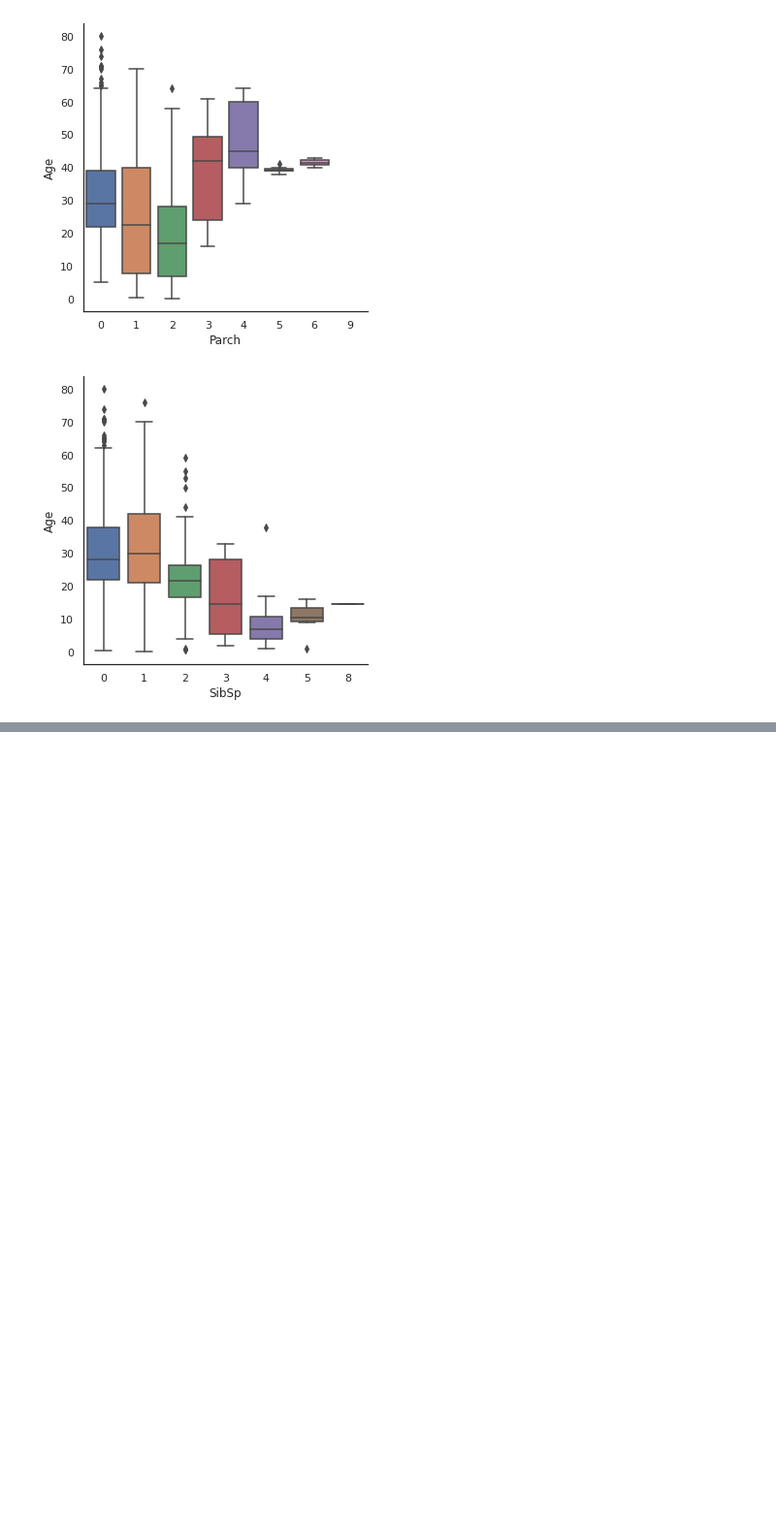
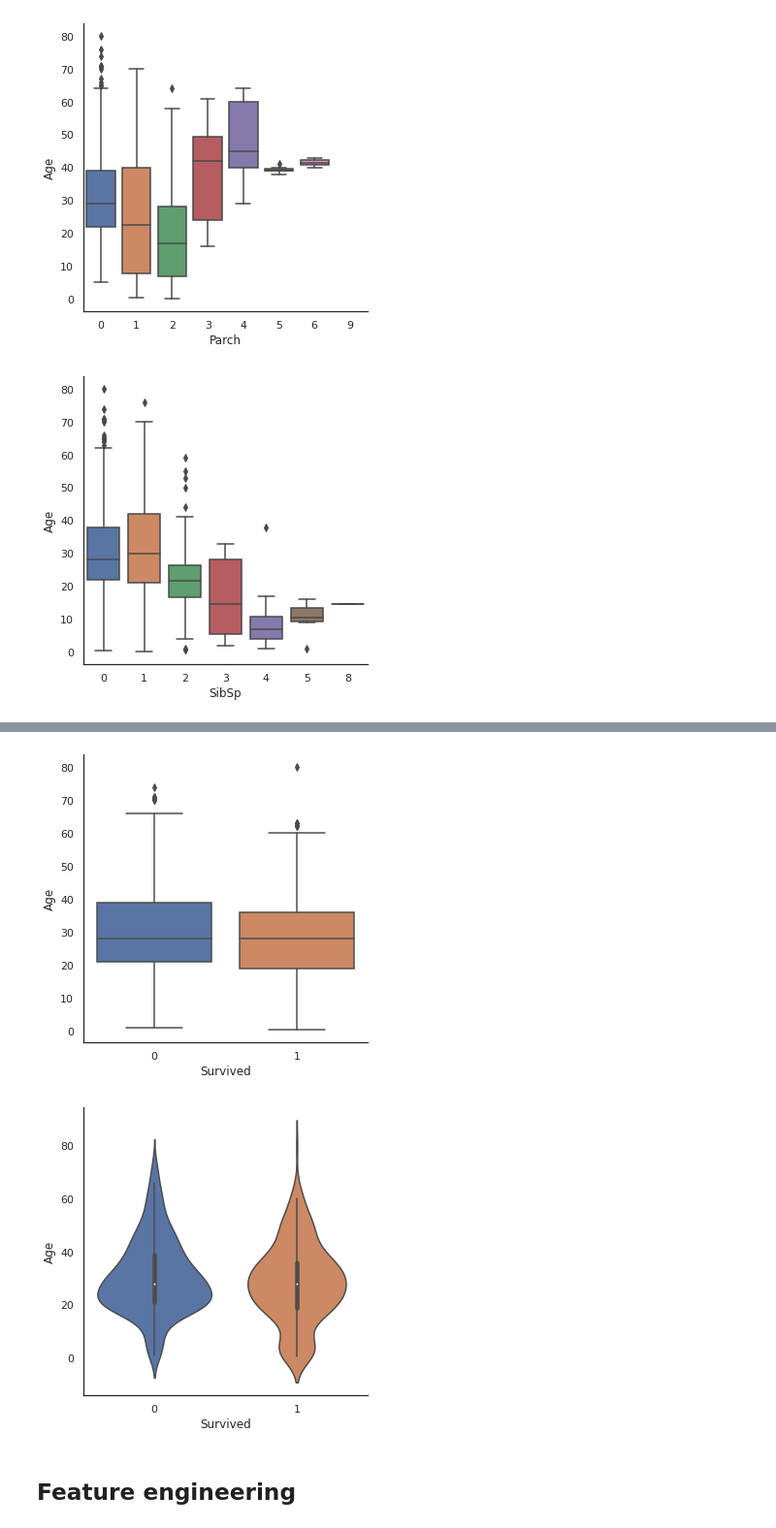
Before and after one commit to Yumpop/Kaggle_practice, a Jupyter notebook: titanic-third-practice.ipynb, the cells around one changed output, grey strips where cells are left out. Shown: that part at 97% size. Drawn from its saved outputs; the diff is of its cells as text; code cells hidden in the pictures; blank space fills up the shorter version.

```diff
--- a/titanic-third-practice.ipynb
+++ b/titanic-third-practice.ipynb
@@ -267,0 +296,8 @@ g = sns.factorplot(y="Age",x="SibSp", data=dataset,kind="box")
+# %%
+g = sns.factorplot('Survived', 'Age', data = train, kind = 'box')
+g = sns.factorplot('Survived', 'Age', data = train, kind = 'violin')
+# %% [output]
+[figure, added]
+[figure, added]
+# %% [markdown]
+## Feature engineering
```
Also changed, not shown: parts of 45 cells of this notebook.
